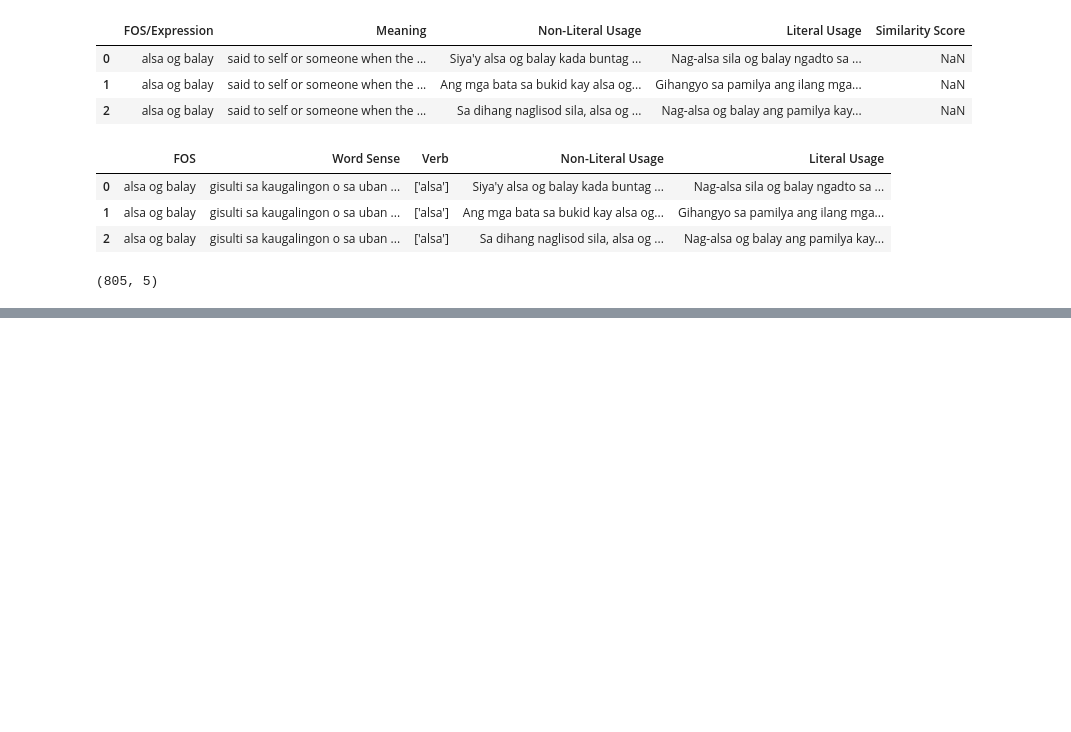
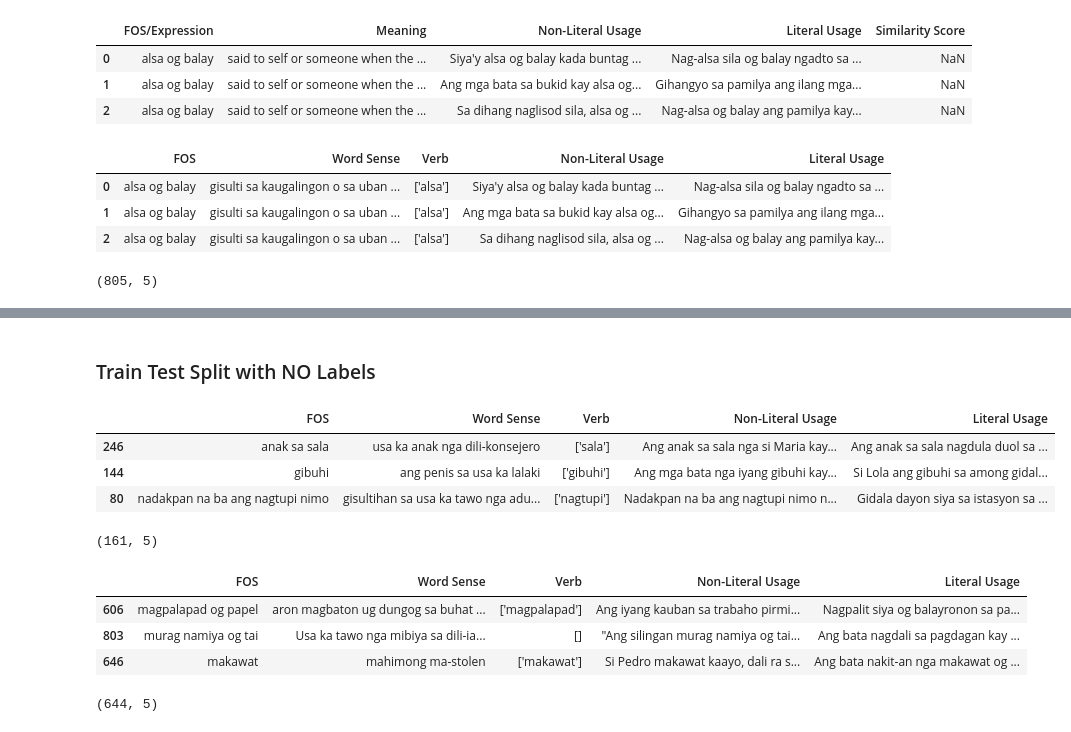
Before and after one commit to MiguelPartosa/Thesis-FOS-BinaryClass-WSD, a Jupyter notebook: Thesis_Implementation_1_2.ipynb, the cells around one changed output, grey strips where cells are left out. Saved outputs shown, nothing was run; the diff lists cells and outputs as text; code cells hidden in the pictures; blank space fills up the shorter version.

```diff
--- a/Thesis_Implementation_1_2.ipynb
+++ b/Thesis_Implementation_1_2.ipynb
@@ -442,0 +438,16 @@ df_merged_final.head(3)
+# %% [markdown]
+### Train Test Split with NO Labels
+# %%
+df_train, df_test = train_test_split(df_merged_final, test_size=0.2)
+display(df_test.head(3), df_test.shape, df_train.head(3), df_train.shape)
+# %% [output]
+|  | FOS | Word Sense | Verb | Non-Literal Usage | Literal Usage |
+| 246 | anak sa sala | usa ka anak nga dili-konsejero | ['sala'] | Ang anak sa sala nga si Maria kay... | Ang anak sa sala nagdula duol sa ... |
+| 144 | gibuhi | ang penis sa usa ka lalaki | ['gibuhi'] | Ang mga bata nga iyang gibuhi kay... | Si Lola ang gibuhi sa among gidal... |
+| 80 | nadakpan na ba ang nagtupi nimo | gisultihan sa usa ka tawo nga adu... | ['nagtupi'] | Nadakpan na ba ang nagtupi nimo n... | Gidala dayon siya sa istasyon sa ... |
+(161, 5)
+|  | FOS | Word Sense | Verb | Non-Literal Usage | Literal Usage |
+| 606 | magpalapad og papel | aron magbaton ug dungog sa buhat ... | ['magpalapad'] | Ang iyang kauban sa trabaho pirmi... | Nagpalit siya og balayronon sa pa... |
+| 803 | murag namiya og tai | Usa ka tawo nga mibiya sa dili-ia... | [] | "Ang silingan murag namiya og tai... | Ang bata nagdali sa pagdagan kay ... |
+| 646 | makawat | mahimong ma-stolen | ['makawat'] | Si Pedro makawat kaayo, dali ra s... | Ang bata nakit-an nga makawat og ... |
+(644, 5)
```
Also changed, not shown: parts of 16 cells of this notebook, 11 other files.
